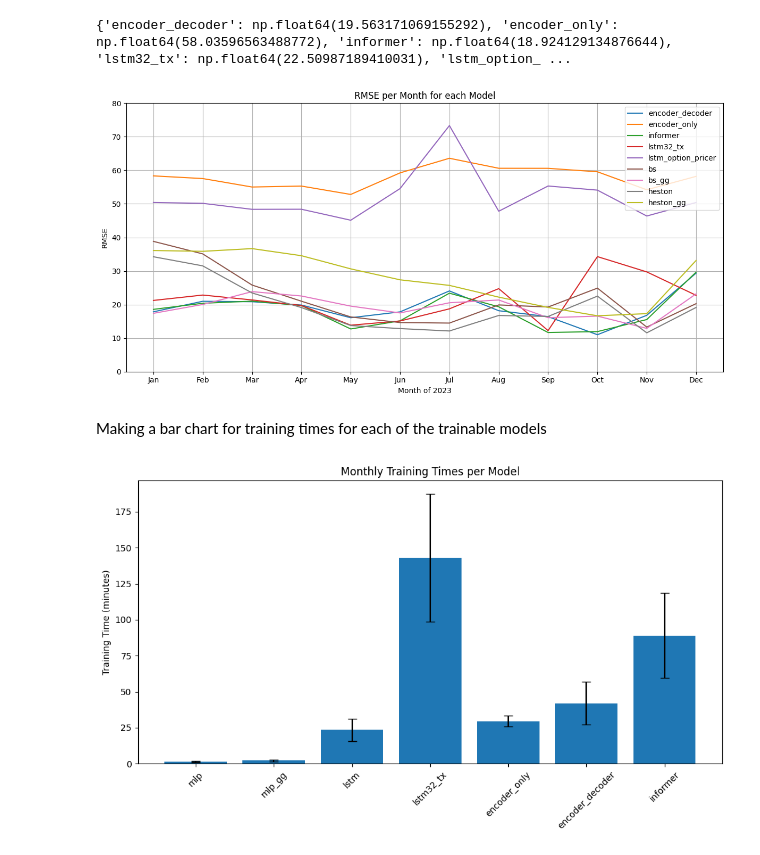
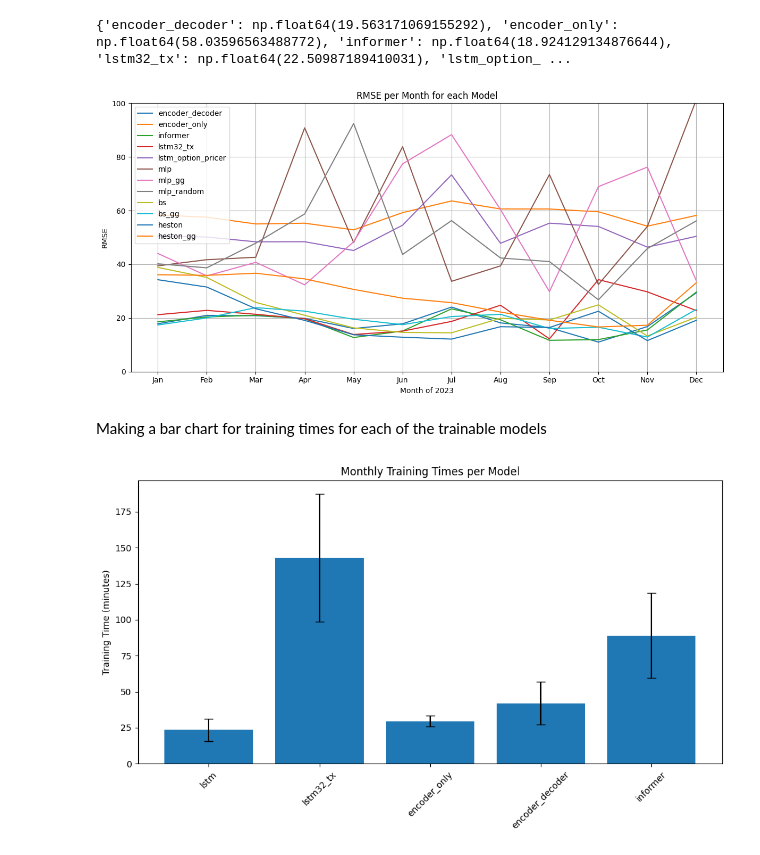
Before and after one commit to RavaszEmber/LSTM-Options-Pricing, a Jupyter notebook: Postprocessing.ipynb, the cells around one changed output. Saved outputs shown, nothing was run; the diff lists cells and outputs as text; code cells hidden in the pictures.

```diff
--- a/Postprocessing.ipynb
+++ b/Postprocessing.ipynb
@@ -8,21 +8,21 @@ import os
 import numpy as np
 import matplotlib.pyplot as plt
 # %%
-with open("transformers\\results\\encoder_decoder\\month_01_January\\encoder_decoder_transformer_results_20251128_040545.pkl", "rb") as f:
-    data_1 = pickle.load(f)
-    pass
-    predictions_1 = data_1["results"]["predictions"]
-    targets_1 = data_1["results"]["targets"]
+# with open("transformers\\results\\encoder_decoder\\month_01_January\\encoder_decoder_transformer_results_20251128_040545.pkl", "rb") as f:
+#     data_1 = pickle.load(f)
+#     pass
+#     predictions_1 = data_1["results"]["predictions"]
+#     targets_1 = data_1["results"]["targets"]
 
-    pass
+#     pass
 
-with open("transformers\\results\\pimentel_mlp\\month_12_December\\pimentel_mlp_results_20251209_003348.pkl", "rb") as f:
-    data_2 = pickle.load(f)
-    pass
-    predictions_2 = data_2["results"]["predictions"]
-    targets_2 = data_2["results"]["targets"]
+# with open("transformers\\results\\pimentel_mlp\\month_12_December\\pimentel_mlp_results_20251209_003348.pkl", "rb") as f:
+#     data_2 = pickle.load(f)
+#     pass
+#     predictions_2 = data_2["results"]["predictions"]
+#     targets_2 = data_2["results"]["targets"]
 
-    pass
+#     pass
 # %% [markdown]
 Create a predictions_df with all the predictions together
 # %%
@@ -374,7 +440,7 @@ pass
 
 chart_month_names = ["Jan", "Feb", "Mar", "Apr", "May", "Jun", "Jul", "Aug", "Sep", "Oct", "Nov", "Dec"]
 
-models_to_ignore = {"mlp", "mlp_unscaled", "mlp_gg", "mlp_unscaled_gg"}
+models_to_ignore = {"mlp_unscaled", "mlp_unscaled_gg"}
 
 plt.figure(figsize=(12, 6))
 
@@ -388,34 +454,36 @@ plt.title("RMSE per Month for each Model")
 plt.legend()
 plt.grid(True)
 plt.tight_layout()
-plt.ylim(0, 80)
+plt.ylim(0, 100)
 plt.show()
 # %% [output]
-[figure, old version]
+[figure, new version]
 # %% [markdown]
 Making a bar chart for training times for each of the trainable models
 # %%
 # monthly_training_time_dict
 
 # Rename to take out pimentel
-monthly_training_time_dict["mlp"] = monthly_training_time_dict.pop("pimentel_mlp")
-monthly_training_time_dict["mlp_gg"] = monthly_training_time_dict.pop("pimentel_mlp_gg")
+# monthly_training_time_dict["mlp"] = monthly_training_time_dict.pop("pimentel_mlp")
+# monthly_training_time_dict["mlp_gg"] = monthly_training_time_dict.pop("pimentel_mlp_gg")
 monthly_training_time_dict["lstm"] = monthly_training_time_dict.pop("lstm_option_pricer")
 
 models = list(monthly_training_time_dict.keys())
-models = ['mlp', 'mlp_gg', 'lstm', 'lstm32_tx', 'encoder_only', 'encoder_decoder', 'informer'] # Manually changing order
+# models = ['mlp', 'mlp_gg', 'lstm', 'lstm32_tx', 'encoder_only', 'encoder_decoder', 'informer'] # Manually changing order
+# mlp was taken out
+models = ['lstm', 'lstm32_tx', 'encoder_only', 'encoder_decoder', 'informer']
 means = [np.mean(monthly_training_time_dict[m]) for m in models]
 stds = [np.std(monthly_training_time_dict[m]) for m in models]
 
 plt.figure(figsize=(10, 6))
 
 plt.bar(models, means, yerr=stds, capsize=5)
 
 plt.xticks(rotation=45, ha="center")
 plt.ylabel("Training Time (minutes)")
 plt.title("Monthly Training Times per Model")
 
 plt.tight_layout()
 plt.show()
 # %% [output]
-[figure, old version]
+[figure, new version]
```
Also changed, not shown: parts of 9 cells of this notebook.
